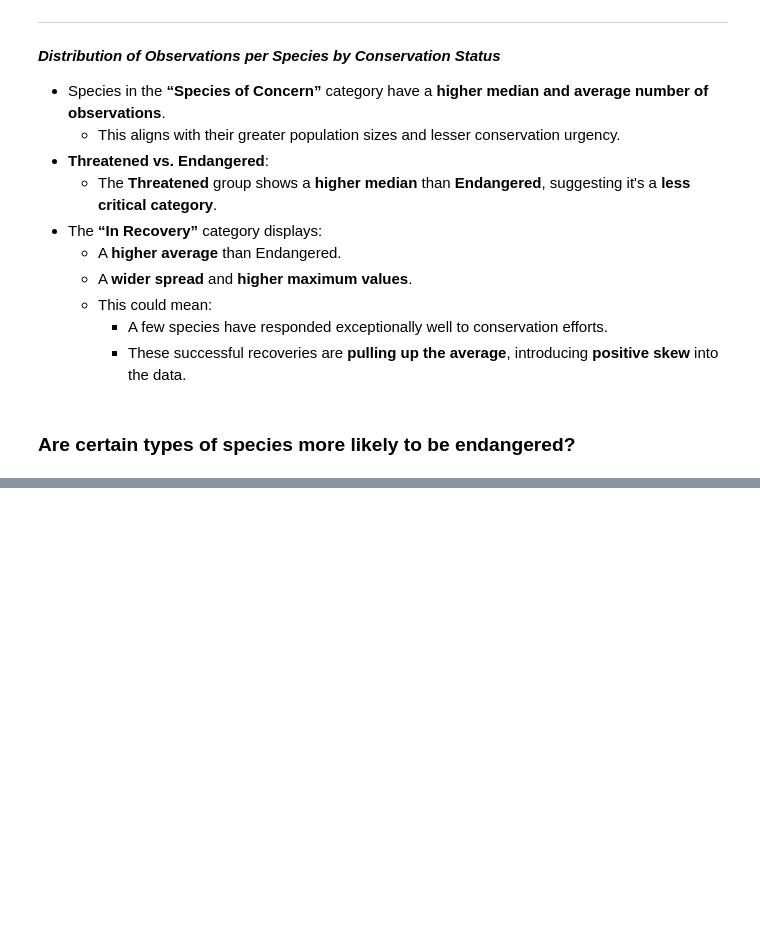
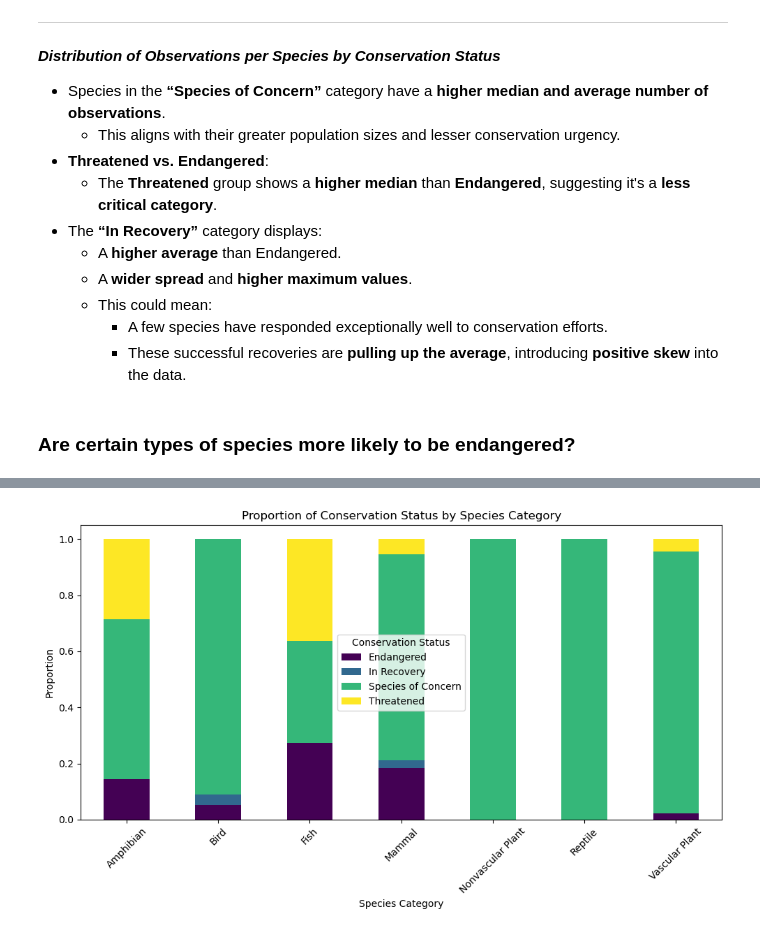
Before and after one commit to RenatoMateo/data-analyst-projects, a Jupyter notebook: biodiversity.ipynb, the cells around one changed output, grey strips where cells are left out. Saved outputs shown, nothing was run; the diff lists cells and outputs as text; code cells hidden in the pictures; blank space fills up the shorter version.

```diff
--- a/biodiversity.ipynb
+++ b/biodiversity.ipynb
@@ -545,3 +547,12 @@ After visualizing and analyzing the data, I can draw the following insights:
     - These successful recoveries are **pulling up the average**, introducing **positive skew** into the data.
 # %% [markdown]
 ### Are certain types of species more likely to be endangered?
+# %%
+# Filter Null Values of the dataset species_info.
+not_null_species_conservation = species_info[species_info["conservation_status"].notnull()]
+# Count how many unique species per category and conservation status.
+category_status_counts = pd.crosstab(not_null_species_conservation["category"],not_null_species_conservation["conservation_status"])
+display(category_status_counts)
+# Get the proportion per category
+category_status_proportions = pd.crosstab(not_null_species_conservation["category"],not_null_species_conservation["conservation_status"],normalize='index')
+display(category_status_proportions)
@@ -547,0 +578,13 @@ After visualizing and analyzing the data, I can draw the following insights:
+# %%
+# Plot the data of Proportion Table.
+ax= category_status_proportions.plot(kind="bar", stacked= True, figsize=(10,6), colormap=("viridis"))
+ax.legend(title="Conservation Status", loc="center left", bbox_to_anchor=(1.0, 0.5))
+plt.title("Proportion of Conservation Status by Species Category")
+plt.ylabel("Proportion")
+plt.xlabel("Species Category")
+plt.xticks(rotation=45)
+plt.legend(title="Conservation Status")
+plt.tight_layout()
+plt.show()
+# %% [output]
+[figure, added]
```
Also changed, not shown: parts of 4 cells of this notebook.
